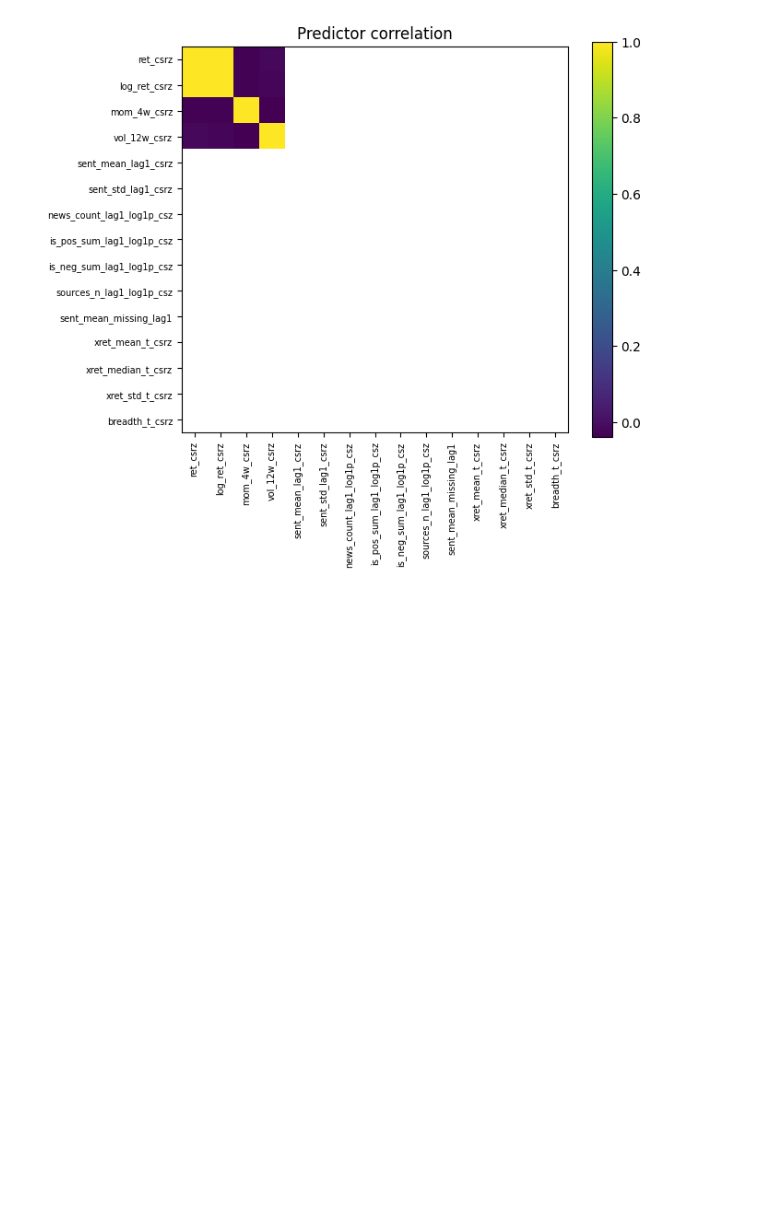
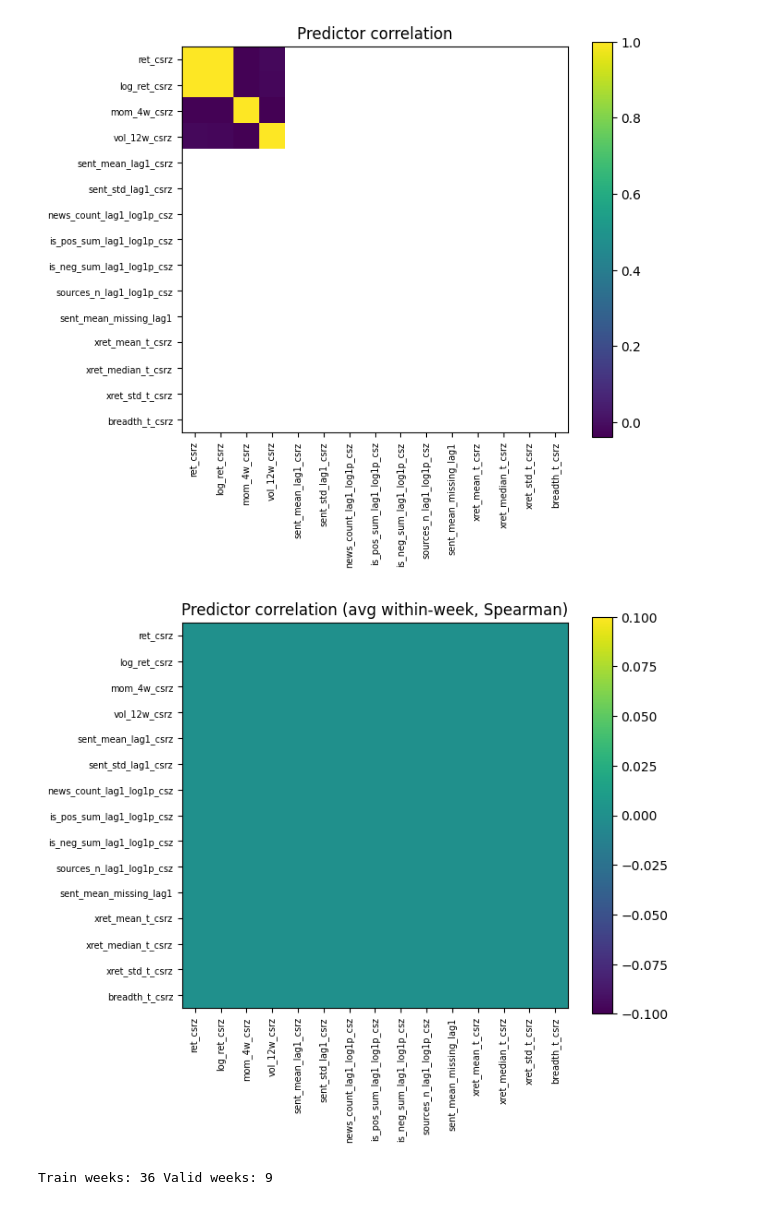
Before and after one commit to deepro2811/MultimodalFinancialDataModelling, a Jupyter notebook: dissertation.ipynb, the cells around one changed output. Cells and saved outputs as stored; diff of their text form; code cells hidden in the pictures; blank space fills up the shorter version.

```diff
--- a/dissertation.ipynb
+++ b/dissertation.ipynb
@@ -118,3 +118,21 @@ plt.yticks(range(len(PREDICTORS)), PREDICTORS, fontsize=7)
 plt.colorbar(); plt.tight_layout(); plt.show()
 # %% [output]
 [figure]
+# %%
+preds = PREDICTORS
+S = np.zeros((len(preds), len(preds))); n = 0
+for wk, g in df.groupby('week_start', observed=True):
+    if len(g) < 10: continue
+    C = g[preds].corr(method='spearman').values
+    if np.isfinite(C).all(): S += C; n += 1
+S_avg = S / max(n, 1)
+
+import matplotlib.pyplot as plt
+plt.figure(figsize=(7,6))
+plt.imshow(S_avg, interpolation='nearest')
+plt.title('Predictor correlation (avg within-week, Spearman)')
+plt.xticks(range(len(preds)), preds, rotation=90, fontsize=7)
+plt.yticks(range(len(preds)), preds, fontsize=7)
+plt.colorbar(); plt.tight_layout(); plt.show()
+# %% [output]
+[figure, added]
@@ -120,0 +141,14 @@ plt.colorbar(); plt.tight_layout(); plt.show()
+# %%
+def split_by_last_n_weeks(frame: pd.DataFrame, n_val_weeks: int=9):
+    weeks = np.array(sorted(frame["week_start"].unique()))
+    if n_val_weeks >= len(weeks):
+        raise ValueError("n_val_weeks too large.")
+    cutoff = weeks[-n_val_weeks-1]
+    train = frame[frame.week_start <= cutoff].copy()
+    valid = frame[frame.week_start >  cutoff].copy()
+    return train, valid
+
+train_df, valid_df = split_by_last_n_weeks(df, n_val_weeks=9)
+print("Train weeks:", train_df.week_start.nunique(), "Valid weeks:", valid_df.week_start.nunique())
+# %% [output]
+Train weeks: 36 Valid weeks: 9
```
Also changed, not shown: parts of 1 cell of this notebook.
